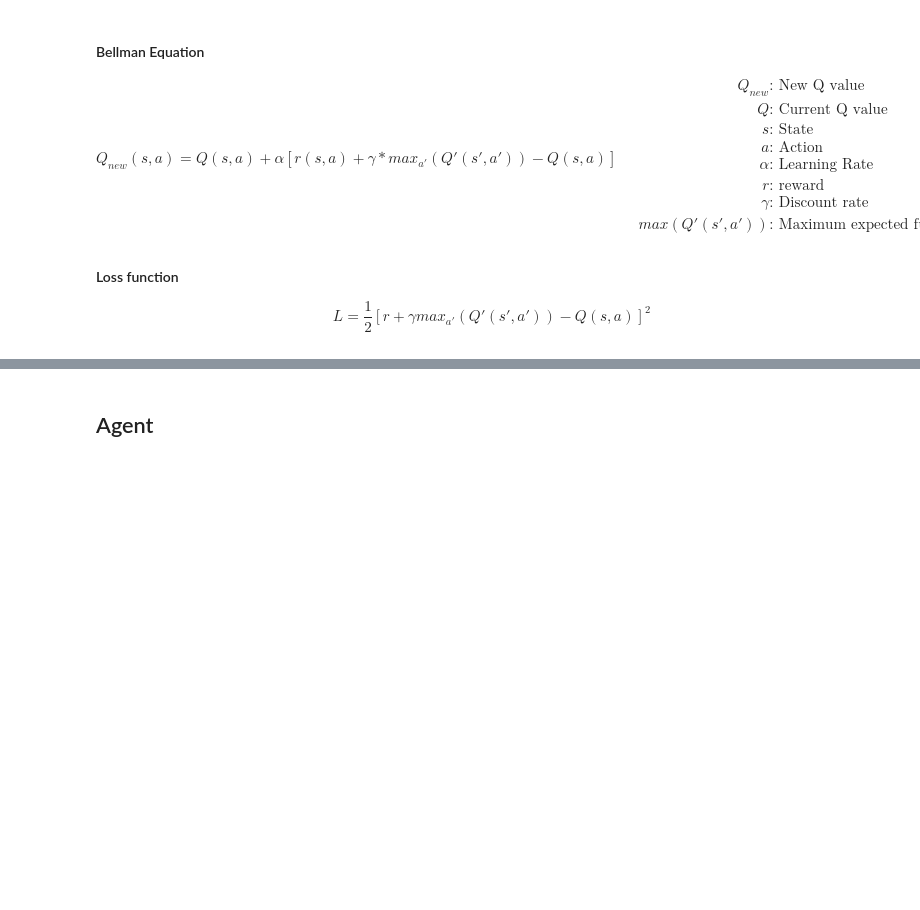
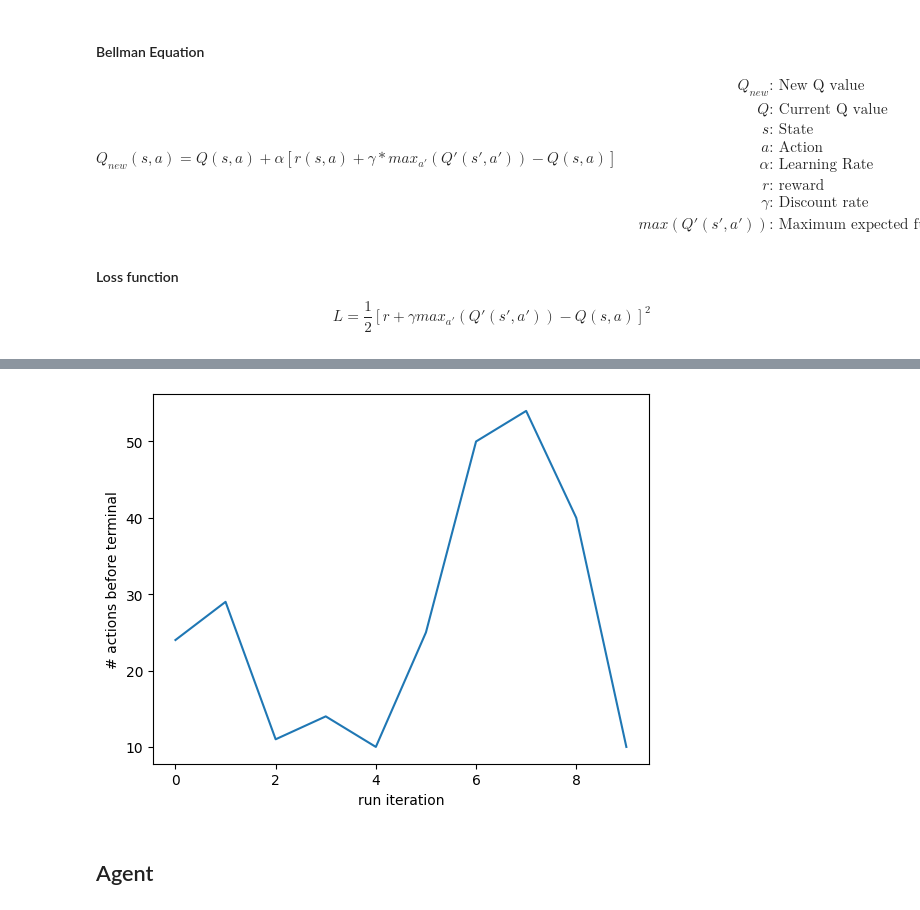
Before and after one commit to Snrts/PRA3024_BigDataInPhysics_SanneAarts, a Jupyter notebook: SanneAartsML2023.ipynb, the cells around one changed output, grey strips where cells are left out. Drawn from its saved outputs; the diff is of its cells as text; code cells hidden in the pictures; blank space fills up the shorter version.

```diff
--- a/SanneAartsML2023.ipynb
+++ b/SanneAartsML2023.ipynb
@@ -340,0 +220,5 @@ Train on 1 samples
+# %%
+mod = cartpole()
+mod.metrics()
+# mod.agent.history
+# mod.history
@@ -341,3 +244,7 @@ Train on 1 samples
+# %%
+mod.plott()
+# %% [output]
+[figure, added]
 # %% [markdown]
 ## Agent
 # %% [markdown]
```
Also changed, not shown: parts of 10 cells of this notebook.
